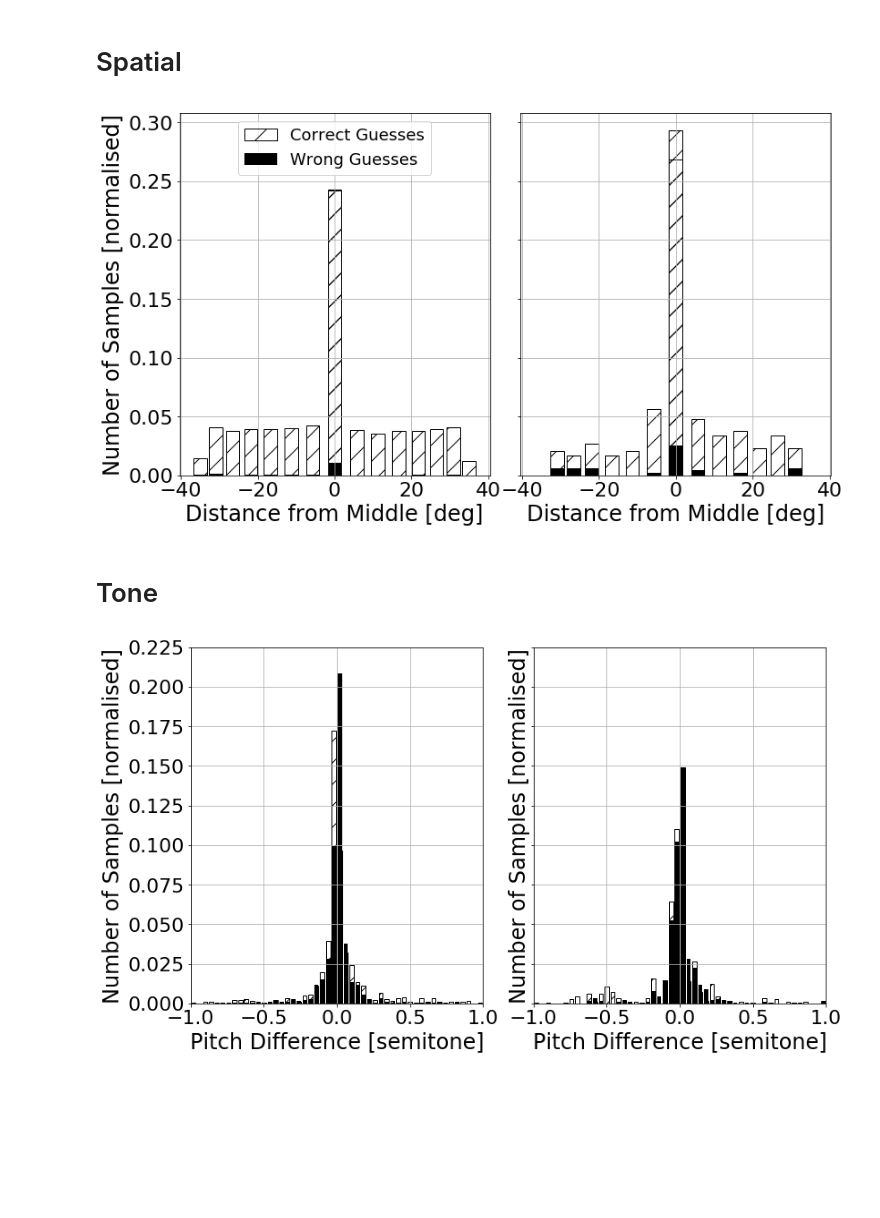
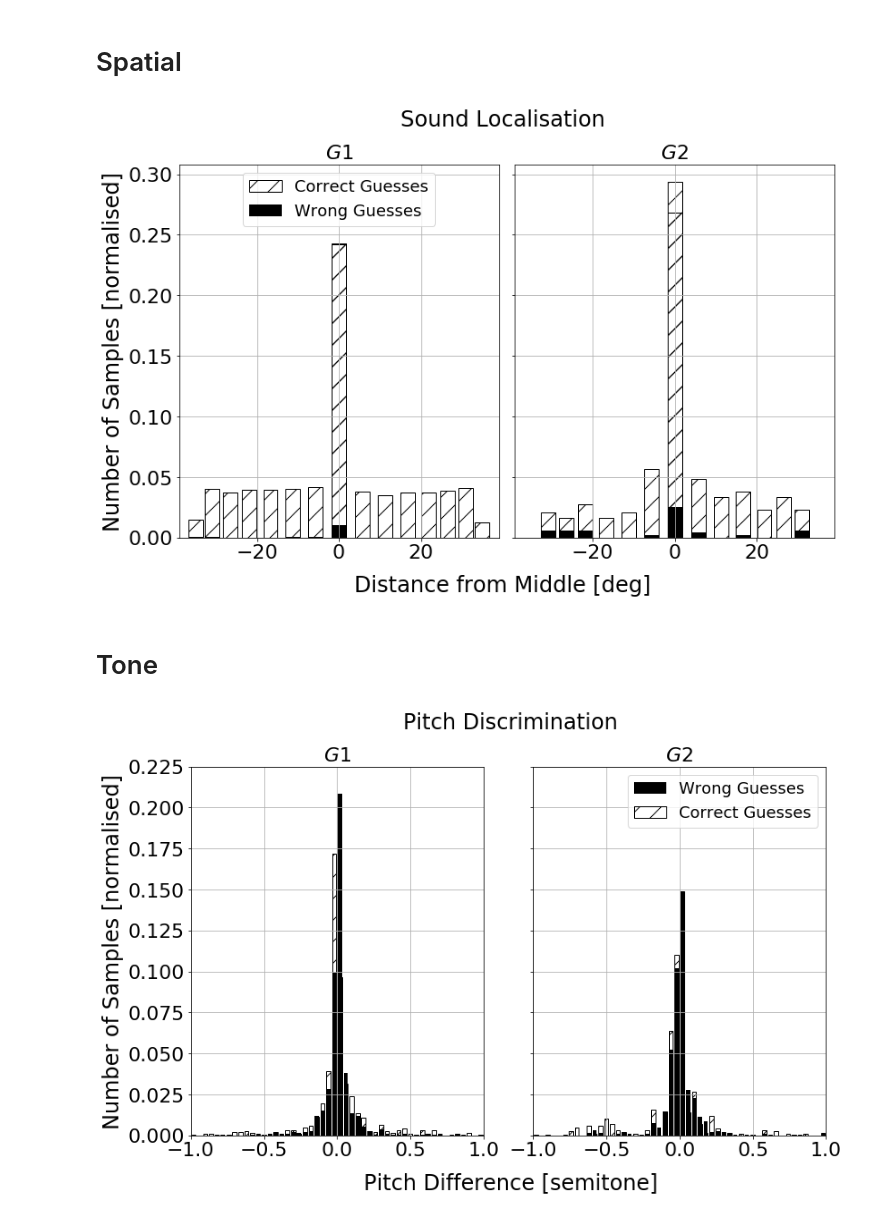
Before and after one commit to yassiezar/tba_audio_interface_paper, a Jupyter notebook: data_proc/characterisation.ipynb, the cells around one changed output. Drawn from its saved outputs; the diff is of its cells as text; code cells hidden in the pictures; blank space fills up the shorter version.

Commit message:
Added new plots, refined existing plots to have correct labels, etc. Added discussions on results

```diff
--- a/data_proc/characterisation.ipynb
+++ b/data_proc/characterisation.ipynb
@@ -67,8 +67,9 @@ for i, j in wrong.items():
 ax[0].bar([math.degrees(math.atan2(i, 2.0)) for i in x], [i/tot for i in y], 3.5, color='k', label='Wrong Guesses')
 ax[0].grid()
 ax[0].set_ylabel('Number of Samples [normalised]', fontsize=24)
-ax[0].set_xlabel(r'Distance from Middle [deg]', fontsize=24)
+#ax[0].set_xlabel(r'Distance from Middle [deg]', fontsize=24)
 ax[0].tick_params(axis='both', which='major', labelsize=22)
+ax[0].set_title(r'$G1$', fontsize=22)
 
 correct = {'4.0': 0, '2.0': 0, '1.0': 0, '0.5': 0, '0.25': 0, '0.125': 0, '0.0625': 0, '0.03125': 0,
            '-4.0': 0, '-2.0': 0, '-1.0': 0, '-0.5': 0, '-0.25': 0, '-0.125': 0, '-0.0625': 0, '-0.03125': 0}
@@ -92,35 +93,39 @@ for i, j in correct.items():
     j = float(j)
     if i > 0:
         x.append(math.log(i/0.03125, 0.03125))
     else:
         x.append(-math.log(-i/0.03125, 0.03125))
     y.append(j)
 
 ax[1].bar([math.degrees(math.atan2(i, 2.0)) for i in x], [i/tot for i in y], 3.5, color='green', fill=False, hatch='/')
 
 # Plot incorrect
 x = []
 y = []
 for i, j in wrong.items():
     i = float(i)
     j = float(j)
     if i > 0:
         x.append(math.log(i/0.03125, 0.03125))
     else:
         x.append(-math.log(-i/0.03125, 0.03125))
     y.append(j)
 ax[1].bar([math.degrees(math.atan2(i, 2.0)) for i in x], [i/tot for i in y], 3.5, color='k')
 ax[1].grid()
-ax[1].set_xlabel(r'Distance from Middle [deg]', fontsize=24)
+#ax[1].set_xlabel(r'Distance from Middle [deg]', fontsize=24)
 ax[1].tick_params(axis='both', which='major', labelsize=22)
+ax[1].set_xlim([-39, 39])
+ax[1].set_title(r'$G2$', fontsize=22)
 
 ax[0].legend(fontsize=18, loc=9)
 f.tight_layout()
+f.text(0.55, -0.01, 'Distance from Middle [deg]', ha='center', fontsize=24)
+f.text(0.55, 1.01, 'Sound Localisation', ha='center', fontsize=24)
 
 plt.tick_params(labelcolor='none', top=False, bottom=False, left=False, right=False, which='both')
 plt.show()
 # %% [output]
-[figure, old version]
+[figure, new version]
 # %% [markdown]
 # Tone
 # %%
@@ -169,9 +174,10 @@ ax[0].bar(centre, chist, align='center', width=width, fill=False, hatch='/', lab
 ax[0].set_xlim([-1, 1])
 ax[0].set_ylim([0.0, 0.225])
 #plt.legend(fontsize=34)
-ax[0].set_xlabel('Pitch Difference [semitone]', fontsize=24)
+#ax[0].set_xlabel('Pitch Difference [semitone]', fontsize=24)
 ax[0].set_ylabel('Number of Samples [normalised]', fontsize=24)
 ax[0].grid()
+ax[0].set_title(r'$G1$', fontsize=22)
 ax[0].tick_params(axis='both', which='major', labelsize=22)
 
 correct = {}
@@ -215,17 +221,21 @@ ax[1].bar(centre, whist, align='center', width=width, fill=True, label='Wrong Gu
 ax[1].bar(centre, chist, align='center', width=width, fill=False, hatch='/', label='Correct Guesses')
 ax[1].set_xlim([-1, 1])
 ax[1].set_ylim([0.0, 0.225])
-#plt.legend(fontsize=34)
-ax[1].set_xlabel('Pitch Difference [semitone]', fontsize=24)
-ax[1].set_ylabel('Number of Samples [normalised]', fontsize=24)
+ax[1].legend(fontsize=18)
+#ax[1].set_xlabel('Pitch Difference [semitone]', fontsize=24)
+#ax[1].set_ylabel('Number of Samples [normalised]', fontsize=24)
 ax[1].grid()
+ax[1].set_title(r'$G2$', fontsize=22)
 ax[1].tick_params(axis='both', which='major', labelsize=22)
+
+f.text(0.55, -0.01, 'Pitch Difference [semitone]', ha='center', fontsize=24)
+f.text(0.55, 1.01, 'Pitch Discrimination', ha='center', fontsize=24)
 
 f.tight_layout()
 plt.tick_params(labelcolor='none', top=False, bottom=False, left=False, right=False, which='both')
 plt.show()
 # %% [output]
-[figure, old version]
+[figure, new version]
 # %%
 f, ax = plt.subplots(1, 2, sharey=True, sharex=True, figsize=(16, 8))
 f.add_subplot(111, frameon=False)
```
Also changed, not shown: parts of 1 cell of this notebook, 16 other files.
